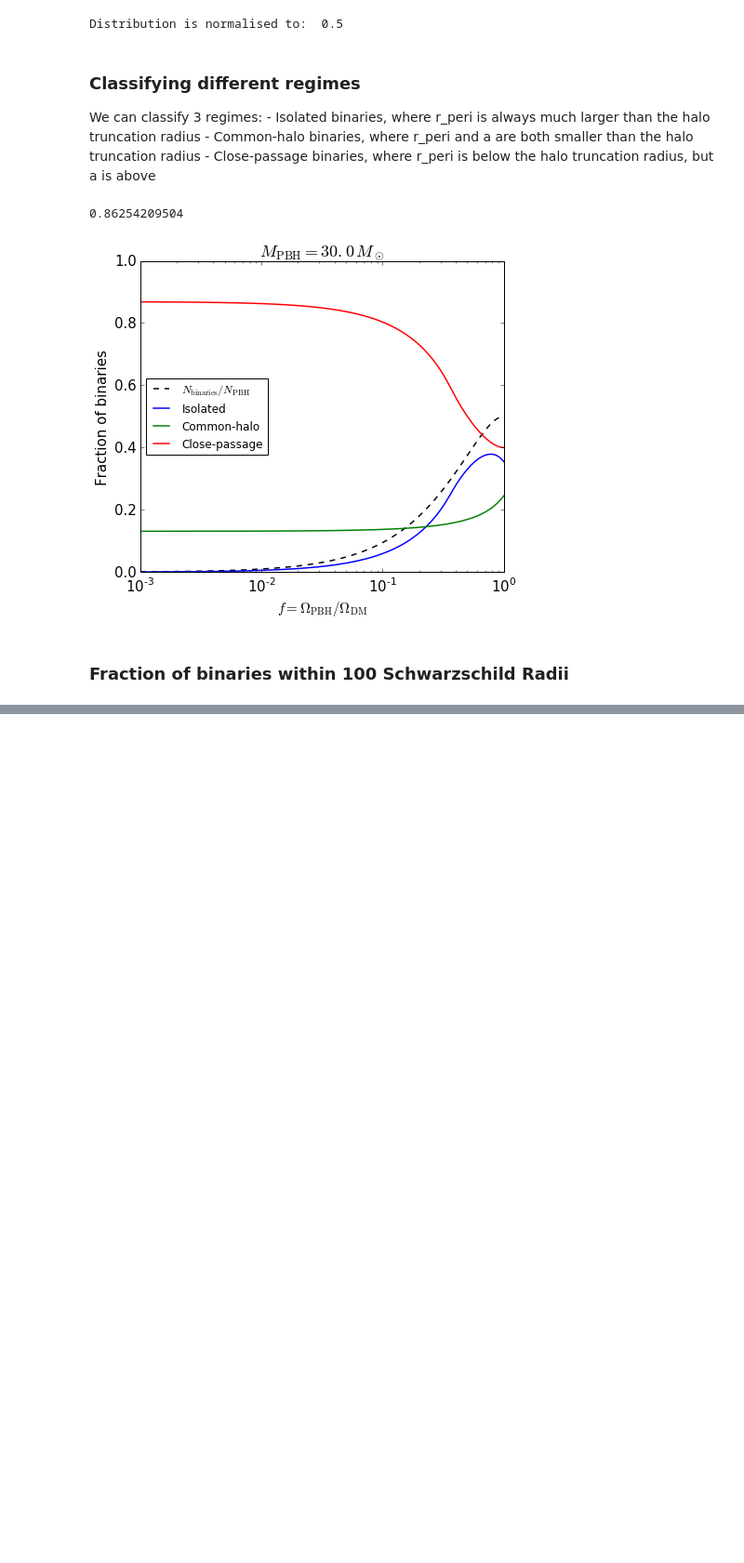
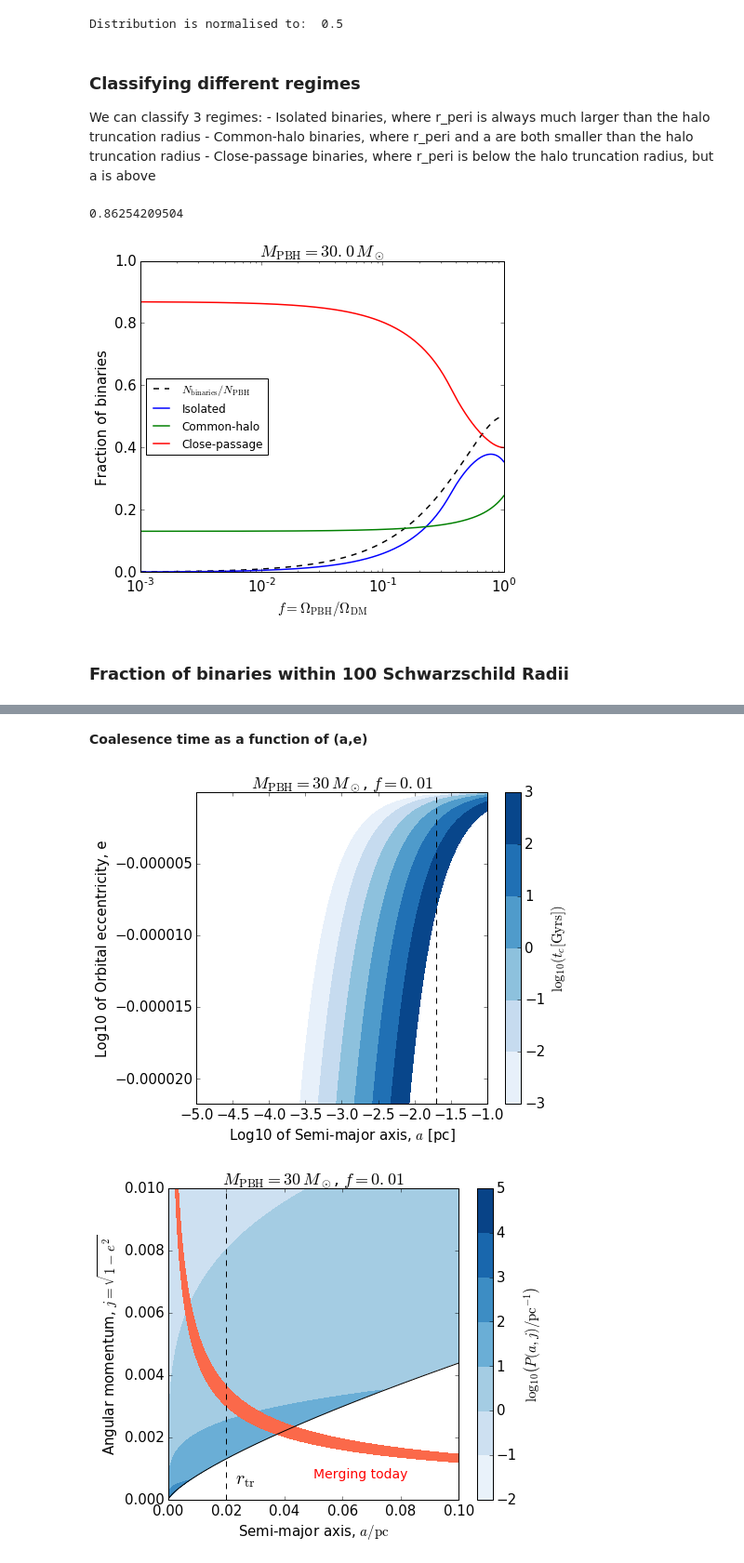
Before and after one commit to LBJ-Wade/PBHinDMclothing, a Jupyter notebook: code/PBH.ipynb, the cells around one changed output, grey strips where cells are left out. Shown at 93% size. Saved outputs shown, nothing was run; the diff lists cells and outputs as text; code cells hidden in the pictures; blank space fills up the shorter version.

```diff
--- a/code/PBH.ipynb
+++ b/code/PBH.ipynb
@@ -316,0 +350,79 @@ pl.show()
+# %% [markdown]
+**Coalesence time as a function of (a,e)**
+# %%
+#Let's fix a reference value for f and M_PBH
+M_PBH = 30.0
+f_ref = 1e-2
+
+#Corresponding maximum value for a:
+a_max = (f_ref**(1.0/3.0))*xbar(f_ref, M_PBH)
+
+#Generate a grid in (a, e)
+a_list = np.logspace(-5, -1, 501)
+#e_list = np.logspace(np.log10(0.999), np.log10(0.99999999),201)
+j_list = np.logspace(-5, -2, 501)
+#e_list = np.sqrt(1-j_list**2)
+a_grid, j_grid = np.meshgrid(a_list, j_list, indexing='xy')
+
+e_grid = np.sqrt(1-j_grid**2)
+
+#da_list = np.append(1e-10,np.diff(a_list))
+#de_list = np.append(1e-10,np.diff(e_list))
+
+da_grid, de_grid = np.meshgrid(da_list, de_list, indexing='xy')
+
+pl.figure(figsize=(7,6))
+
+#Plotted filled contours of log10 of PDF of a, e
+pl.contourf(np.log10(a_grid), np.log10(e_grid), np.log10(t_coal(a_grid, e_grid, M_PBH)*1e-9), cmap="Blues", levels=[-3.0,-2,-1,0,1,2,3])
+pl.colorbar(label=r"$\log_{10}\left(t_c [\mathrm{G yrs}]\right)$")
+
+#Plot the maximum value of the eccentricity
+#pl.plot(a_list, emax(a_list, f_ref, M_PBH), 'k-', lw=2.0)
+
+#Plot the truncation radius of the DM halo
+pl.axvline(np.log10(r_trunc(M_PBH)), linestyle='--', color='k')
+
+#Add some labels
+pl.xlabel("Log10 of Semi-major axis, $a$ [pc]")
+pl.ylabel("Log10 of Orbital eccentricity, e")
+pl.title(r"$M_\mathrm{PBH} = " + str(int(M_PBH)) + "\,M_\odot$, $f = " + str(f_ref) + "$")
+
+#pl.xlim(0, np.max(a_list))
+
+#pl.savefig("../plots/t_coalescence.pdf", bbox_inches="tight")
+
+pl.figure(figsize=(7,6))
+
+#Plotted filled contours of log10 of PDF of a, e
+P_ae_vec = np.vectorize(P_ae, excluded=(2,3))
+cf = pl.contourf(a_grid,j_grid, np.log10(P_ae_vec(a_grid, e_grid, f_ref, M_PBH)*(j_grid/e_grid)), cmap="Blues")
+pl.colorbar(cf,label=r"$\log_{10}\left(P(a, j)/\mathrm{pc}^{-1} \right)$")
+
+#Plot the maximum value of the eccentricity
+pl.plot(a_list, np.sqrt(1-emax(a_list, f_ref, M_PBH)**2), 'k-', lw=1.0)
+
+#Plot the truncation radius of the DM halo
+pl.axvline(r_trunc(M_PBH), linestyle='--', color='k')
+
+pl.contourf(a_grid, j_grid, np.log10(t_coal(a_grid, e_grid, M_PBH)/(13.5e9)), cmap="Reds", levels=[-0.3,0.3])
+
+pl.text(0.05, 0.0007,"Merging today",color='Red',fontsize=14.0)
+pl.text(0.023, 0.0005, r"$r_\mathrm{tr}$", color='k', fontsize=20.0)
+
+#Add some labels
+pl.xlabel("Semi-major axis, $a/\mathrm{pc}$")
+pl.ylabel("Angular momentum, $j = \sqrt{1-e^2}$")
+pl.title(r"$M_\mathrm{PBH} = " + str(int(M_PBH)) + "\,M_\odot$, $f = " + str(f_ref) + "$")
+
+#pl.xlim(0, np.max(a_list))
+
+pl.xlim(0, 0.1)
+pl.ylim(0, 0.01)
+
+pl.savefig("../plots/PDF_mergetoday.pdf",bbox_inches="tight")
+
+pl.show()
+# %% [output]
+[figure, added]
+[figure, added]
```
Also changed, not shown: parts of 9 cells of this notebook, 19 other files.
